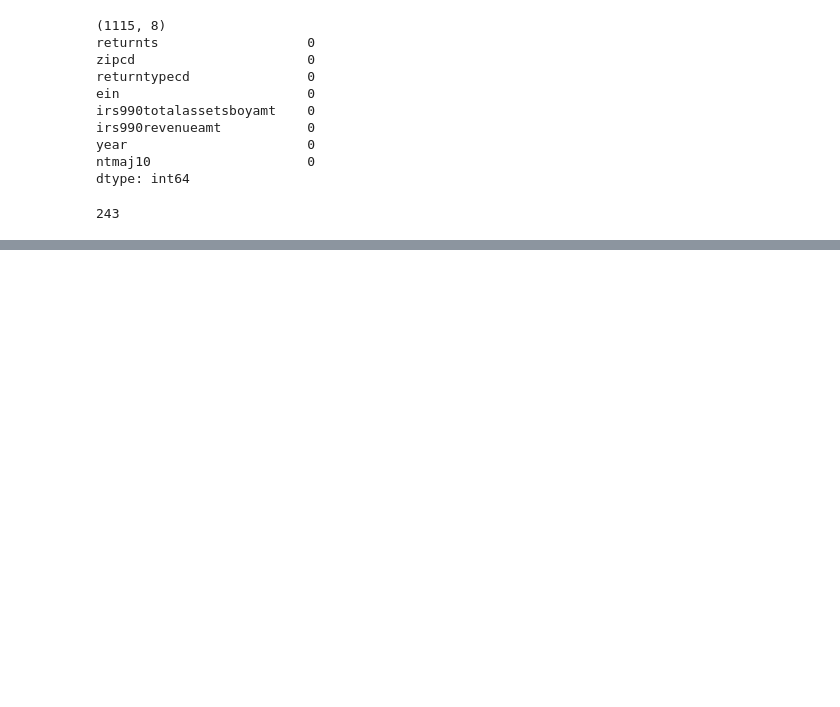
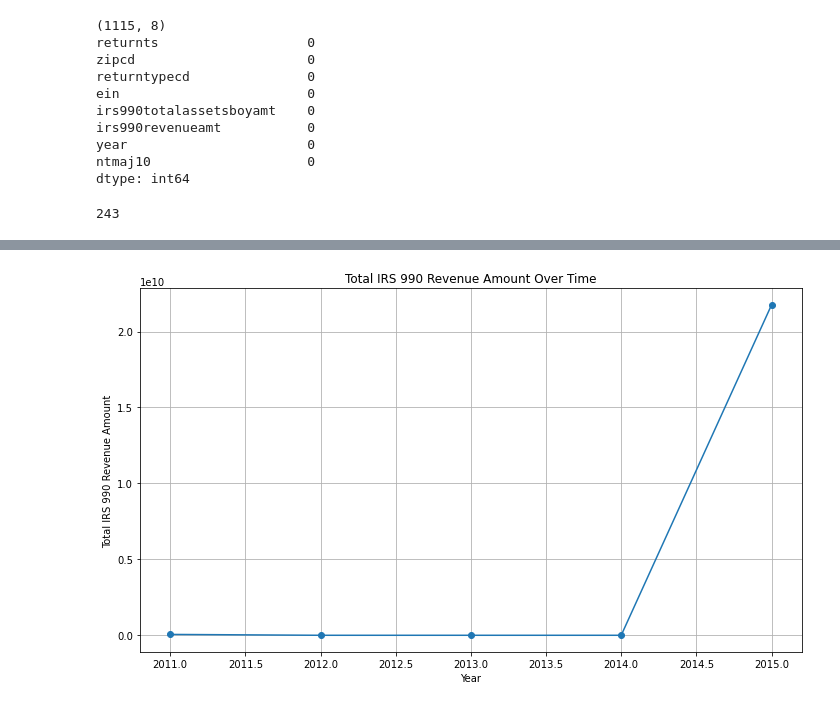
Before and after one commit to Philip-Lacava/Data-Exercise-2024-, a Jupyter notebook: Data-Exercise.ipynb, the cells around one changed output, grey strips where cells are left out. Drawn from its saved outputs; the diff is of its cells as text; code cells hidden in the pictures; blank space fills up the shorter version.

```diff
--- a/Data-Exercise.ipynb
+++ b/Data-Exercise.ipynb
@@ -144,0 +165,16 @@ merged_csv = pd.merge(ra_data, industry_data, on='ein', how='left')
+# %%
+# taking a step back to see the behavior of merged data
+
+grouped_data = merged_data.groupby('year')['irs990revenueamt'].sum().reset_index()
+
+
+plt.figure(figsize=(10, 6))
+plt.plot(grouped_data['year'], grouped_data['irs990revenueamt'], marker='o', linestyle='-')
+plt.title('Total IRS 990 Revenue Amount Over Time')
+plt.xlabel('Year')
+plt.ylabel('Total IRS 990 Revenue Amount')
+plt.grid(True)
+plt.tight_layout()
+plt.show()
+# %% [output]
+[figure, added]
```
Also changed, not shown: parts of 3 cells of this notebook.
